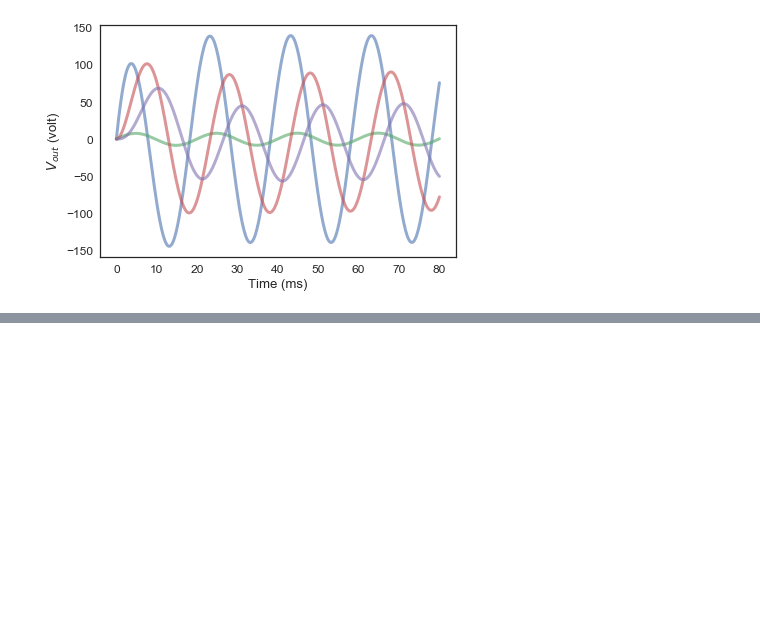
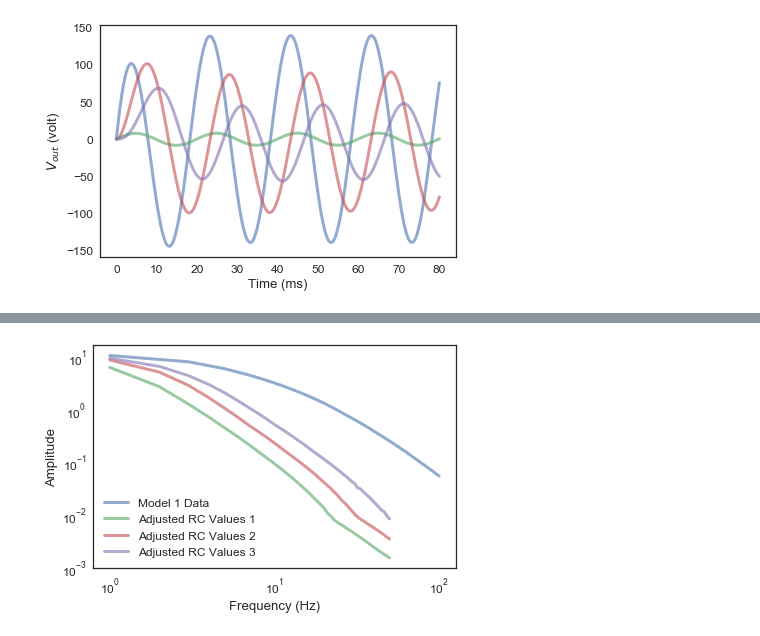
Before and after one commit to ThomasJagielski/ModSimPy, a Jupyter notebook: code/EKG Circuit Optimization Final.ipynb, the cells around one changed output, grey strips where cells are left out. Saved outputs shown, nothing was run; the diff lists cells and outputs as text; code cells hidden in the pictures; blank space fills up the shorter version.

Commit message:
EKG Circuit Model Updates

```diff
--- a/code/EKG Circuit Optimization Final.ipynb
+++ b/code/EKG Circuit Optimization Final.ipynb
@@ -570,6 +739,21 @@ for f in linspace(1, 50, 50):
+# %%
+sweep4 = SweepSeries()
+for f in linspace(1, 50, 50):
+    input_freq.f=f
+    state = run_sim(input_freq, make_system,
+                    slope_func_init,
+                    slope_func_high_pass,
+                    slope_func_low_pass,
+                    G1, G2, run_sim_system4).ratio
+    sweep4[f] = state;
 # %%
-plot(sweep2)
+plot(sweep, label = 'Model 1 Data')
+plot(sweep2, label = 'Adjusted RC Values 1')
+plot(sweep3, label = 'Adjusted RC Values 2')
+plot(sweep4, label = 'Adjusted RC Values 3')
 decorate(xlabel='Frequency (Hz)',
              ylabel='Amplitude',
              xscale='log',
              yscale='log')
+# %% [output]
+[figure, added]
```
Also changed, not shown: parts of 34 cells of this notebook.
